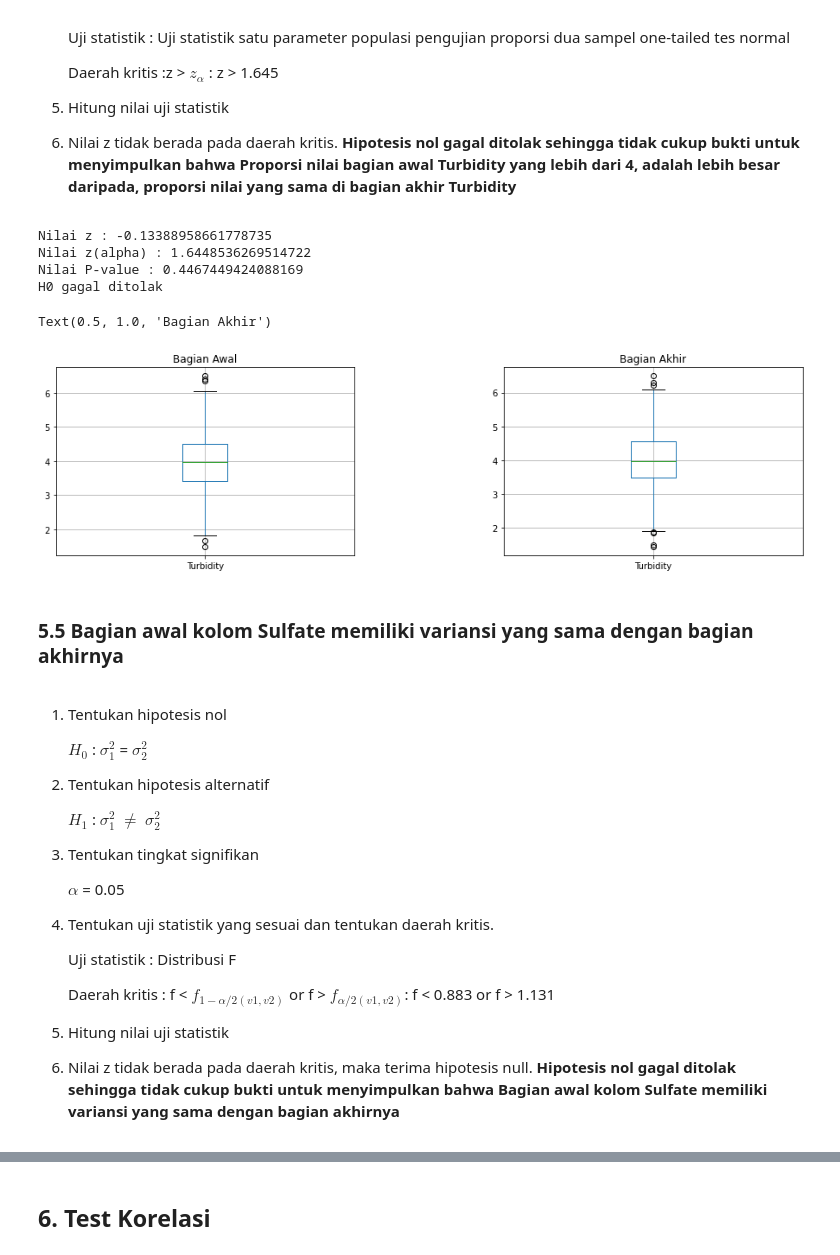
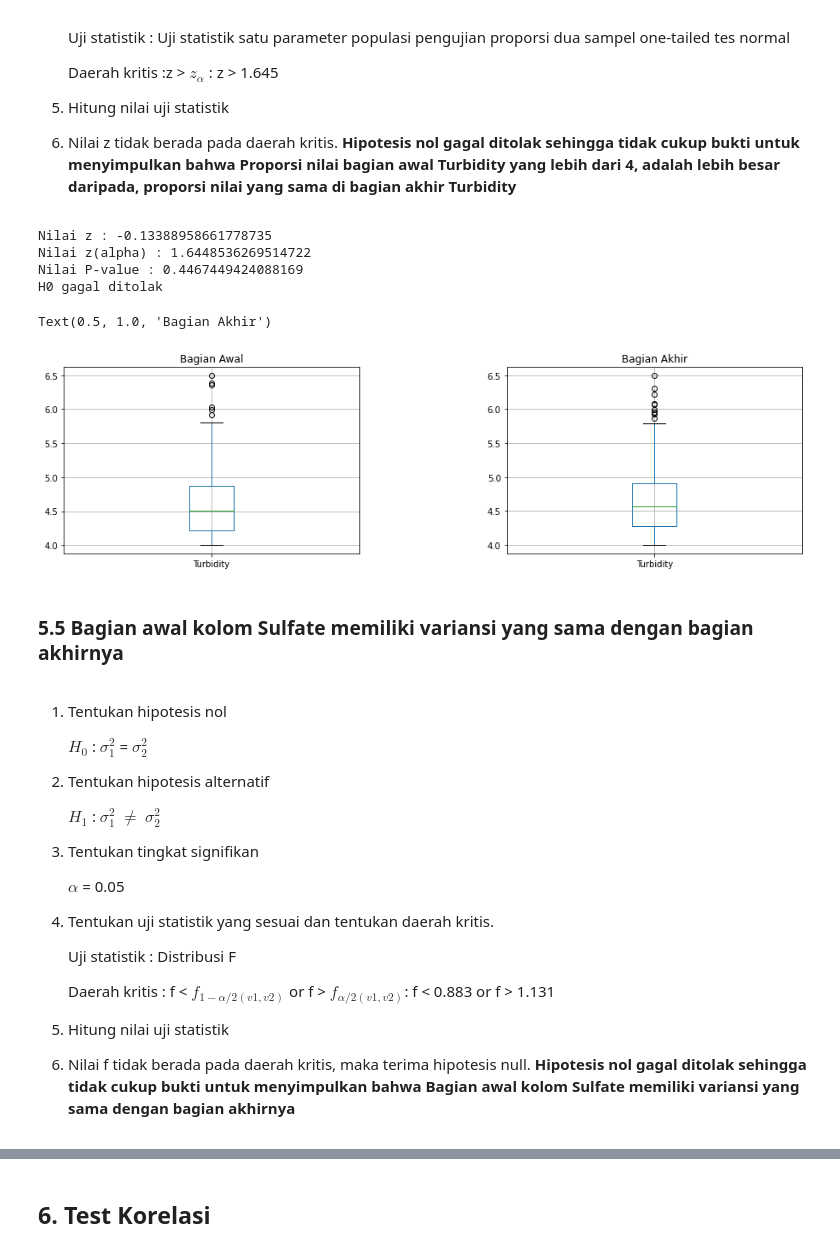
Before and after one commit to loopfree/Tubes-Probstat, a Jupyter notebook: K02-T1-IF2220-13520059.ipynb, the cells around one changed output, grey strips where cells are left out. Saved outputs shown, nothing was run; the diff lists cells and outputs as text; code cells hidden in the pictures.

```diff
--- a/K02-T1-IF2220-13520059.ipynb
+++ b/K02-T1-IF2220-13520059.ipynb
@@ -1523,36 +1523,36 @@ bagian1 = sampel.head(sampel.size // 2).loc[sampel > 4]
 bagian2 = sampel.tail(sampel.size // 2).loc[sampel > 4]
 
 p1 = bagian1.size/ (sampel.size //2)
 p2 = bagian2.size/ (sampel.size //2)
 
 p = (bagian1.size + bagian2.size) / sampel.size
 q = 1-p
 
 z = (p1 - p2) / (math.sqrt(p*q *( (1/(sampel.size//2)) + (1/(sampel.size//2))  )))
 
 print("Nilai z : " + str(z))
 print("Nilai z(alpha) : " + str(zalpha))
 
 pValue = s.norm.sf(abs(z))
 print("Nilai P-value :" , pValue)
 if (pValue > 0.05) :
     print("H0 gagal ditolak")
 else :
     print("H0 ditolak")
 
 
 plt.subplots_adjust(left=2, right=4, wspace=0.5)
 plt.subplot(121)
-df.head(1005).boxplot("Turbidity").set_title("Bagian Awal")
+df.head(1005).loc[sampel > 4].boxplot("Turbidity").set_title("Bagian Awal")
 plt.subplot(122)
-df.tail(1005).boxplot("Turbidity").set_title("Bagian Akhir")
+df.tail(1005).loc[sampel > 4].boxplot("Turbidity").set_title("Bagian Akhir")
 # %% [output]
 Nilai z : -0.13388958661778735
 Nilai z(alpha) : 1.6448536269514722
 Nilai P-value : 0.4467449424088169
 H0 gagal ditolak
 Text(0.5, 1.0, 'Bagian Akhir')
-[figure, old version]
+[figure, new version]
 # %% [markdown]
 <h3> 5.5 Bagian awal kolom Sulfate memiliki variansi yang sama dengan bagian akhirnya </h3>
 # %% [markdown]
@@ -1575,7 +1575,7 @@ Text(0.5, 1.0, 'Bagian Akhir')
       Daerah kritis : f < $f_{1-{\alpha/2}(v1,v2)}$ or f > $f_{\alpha/2(v1,v2)}$: f < 0.883 or f > 1.131
 
 5. Hitung nilai uji statistik
-6. Nilai z tidak berada pada daerah kritis, maka terima hipotesis null. **Hipotesis nol gagal ditolak sehingga tidak cukup bukti untuk menyimpulkan bahwa Bagian awal kolom Sulfate memiliki variansi yang sama dengan bagian akhirnya**
+6. Nilai f tidak berada pada daerah kritis, maka terima hipotesis null. **Hipotesis nol gagal ditolak sehingga tidak cukup bukti untuk menyimpulkan bahwa Bagian awal kolom Sulfate memiliki variansi yang sama dengan bagian akhirnya**
 # %%
 sampel = df['Sulfate']
 
```
Also changed, not shown: parts of 26 cells of this notebook.
